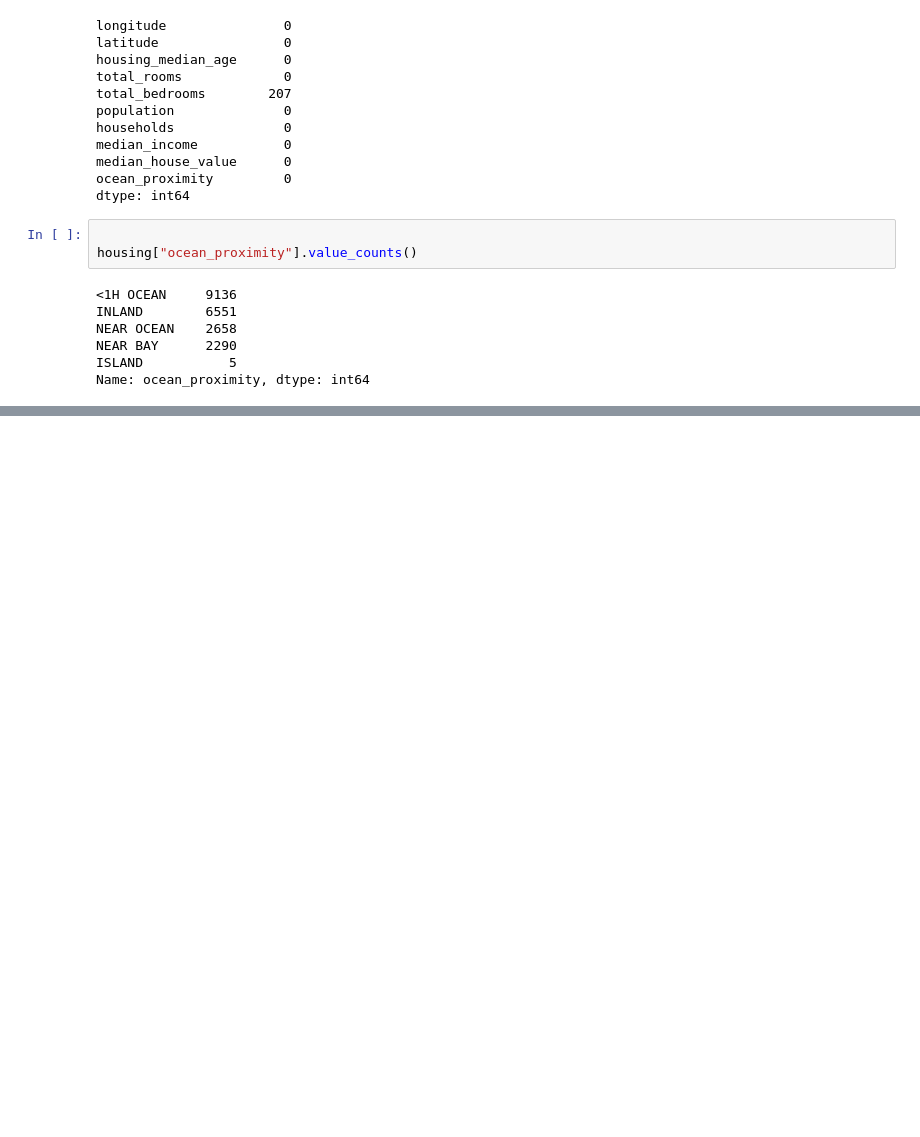
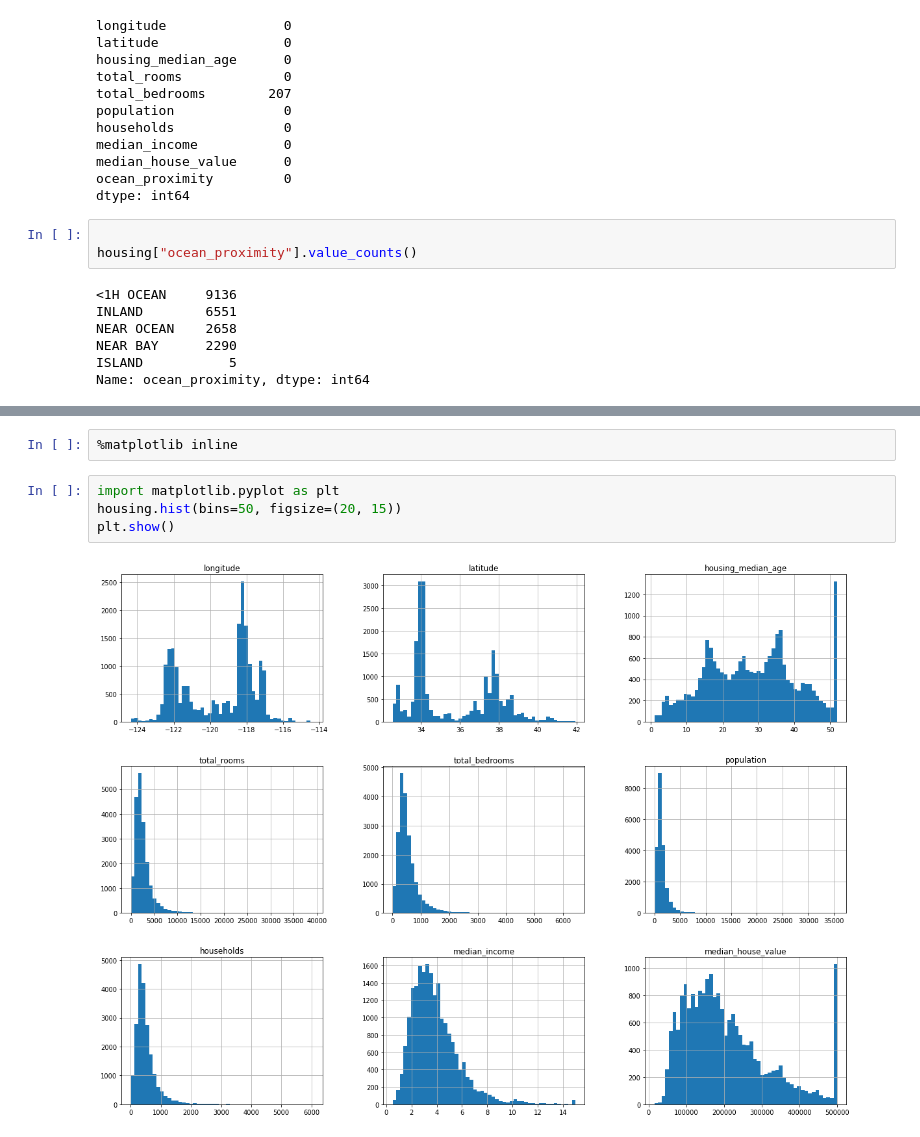
Before and after one commit to yared-shewarade/Machine_Learnig_Project, a Jupyter notebook: House_Prediction/California_Housing_Price.ipynb, the cells around one changed output, grey strips where cells are left out. Cells and saved outputs as stored; diff of their text form; blank space fills up the shorter version.

```diff
--- a/House_Prediction/California_Housing_Price.ipynb
+++ b/House_Prediction/California_Housing_Price.ipynb
@@ -78,0 +91,8 @@ Name: ocean_proximity, dtype: int64
+# %%
+%matplotlib inline
+# %%
+import matplotlib.pyplot as plt
+housing.hist(bins=50, figsize=(20, 15))
+plt.show()
+# %% [output]
+[figure, added]
```
Also changed, not shown: parts of 35 cells of this notebook.
